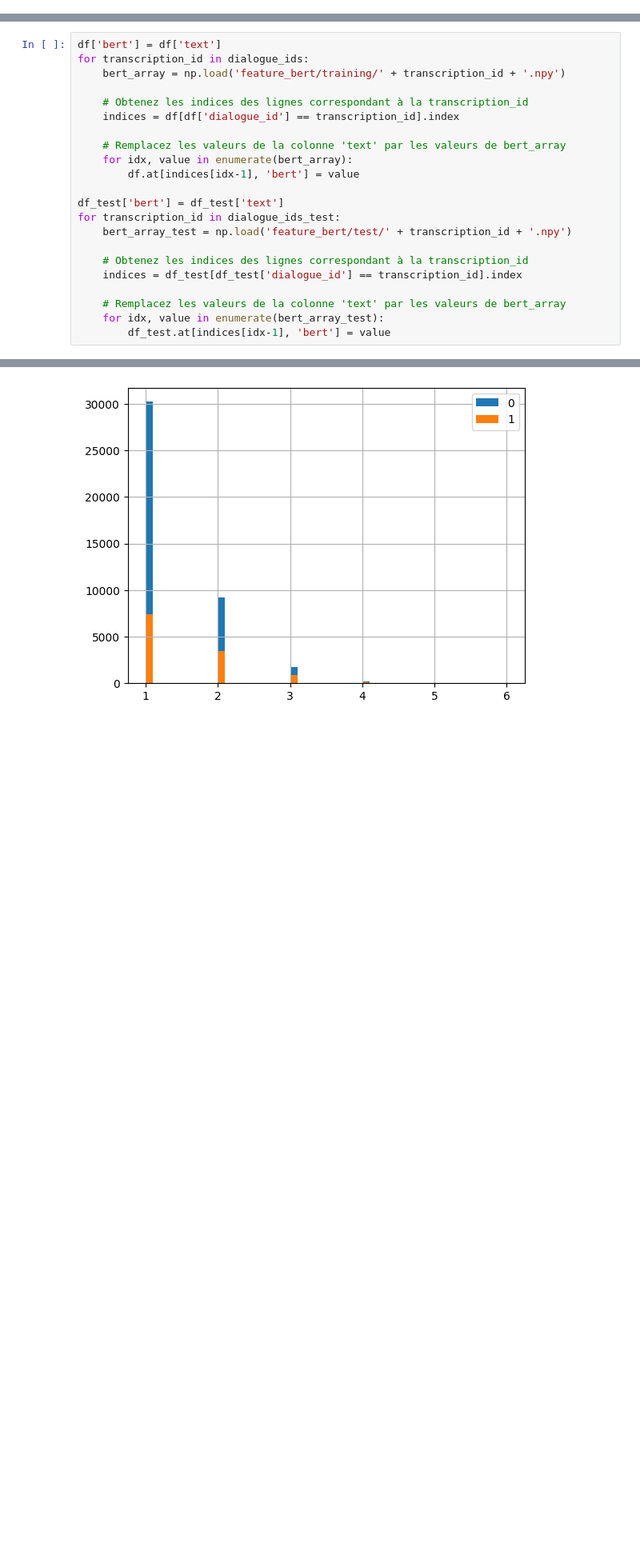
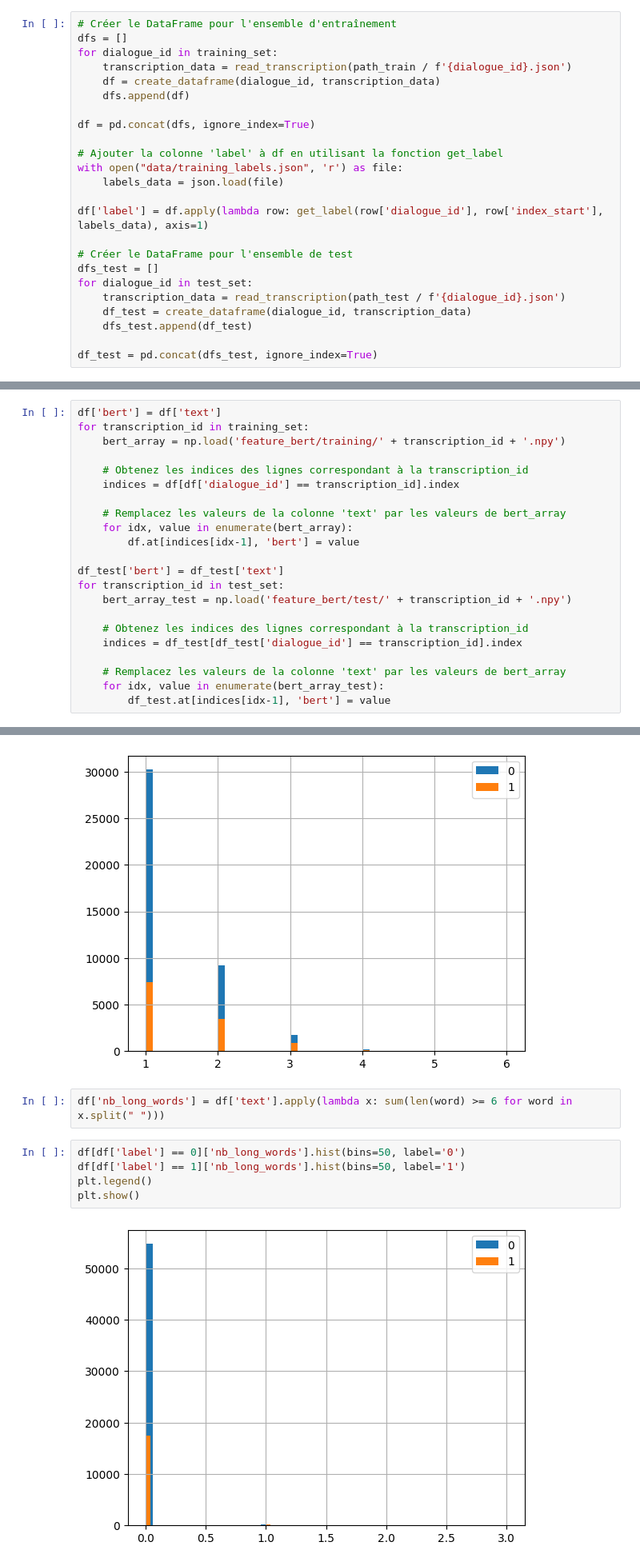
Before and after one commit to juliencollard2001/INF554-AJA, a Jupyter notebook: arnaud/dataframe_creation.ipynb, the cells around one changed output, grey strips where cells are left out. Shown at 80% size. Saved outputs shown, nothing was run; the diff lists cells and outputs as text; blank space fills up the shorter version.

```diff
--- a/arnaud/dataframe_creation.ipynb
+++ b/arnaud/dataframe_creation.ipynb
@@ -183,0 +56,24 @@ df['label'] = df.apply(lambda row: get_label(row['dialogue_id'], row['index_star
+# %%
+# Créer le DataFrame pour l'ensemble d'entraînement
+dfs = []
+for dialogue_id in training_set:
+    transcription_data = read_transcription(path_train / f'{dialogue_id}.json')
+    df = create_dataframe(dialogue_id, transcription_data)
+    dfs.append(df)
+
+df = pd.concat(dfs, ignore_index=True)
+
+# Ajouter la colonne 'label' à df en utilisant la fonction get_label
+with open("data/training_labels.json", 'r') as file:
+    labels_data = json.load(file)
+
+df['label'] = df.apply(lambda row: get_label(row['dialogue_id'], row['index_start'], labels_data), axis=1)
+
+# Créer le DataFrame pour l'ensemble de test
+dfs_test = []
+for dialogue_id in test_set:
+    transcription_data = read_transcription(path_test / f'{dialogue_id}.json')
+    df_test = create_dataframe(dialogue_id, transcription_data)
+    dfs_test.append(df_test)
+
+df_test = pd.concat(dfs_test, ignore_index=True)
@@ -184,6 +93,6 @@ df['label'] = df.apply(lambda row: get_label(row['dialogue_id'], row['index_star
 # %%
 df['bert'] = df['text']
-for transcription_id in dialogue_ids:
+for transcription_id in training_set:
     bert_array = np.load('feature_bert/training/' + transcription_id + '.npy')
 
     # Obtenez les indices des lignes correspondant à la transcription_id
@@ -194,7 +103,7 @@ for transcription_id in dialogue_ids:
         df.at[indices[idx-1], 'bert'] = value
 
 df_test['bert'] = df_test['text']
-for transcription_id in dialogue_ids_test:
+for transcription_id in test_set:
     bert_array_test = np.load('feature_bert/test/' + transcription_id + '.npy')
 
     # Obtenez les indices des lignes correspondant à la transcription_id
@@ -262,3 +181,12 @@ plt.legend()
 plt.show()
 # %% [output]
 [figure]
+# %%
+df['nb_long_words'] = df['text'].apply(lambda x: sum(len(word) >= 6 for word in x.split(" ")))
+# %%
+df[df['label'] == 0]['nb_long_words'].hist(bins=50, label='0')
+df[df['label'] == 1]['nb_long_words'].hist(bins=50, label='1')
+plt.legend()
+plt.show()
+# %% [output]
+[figure, added]
```
Also changed, not shown: parts of 8 cells of this notebook.
